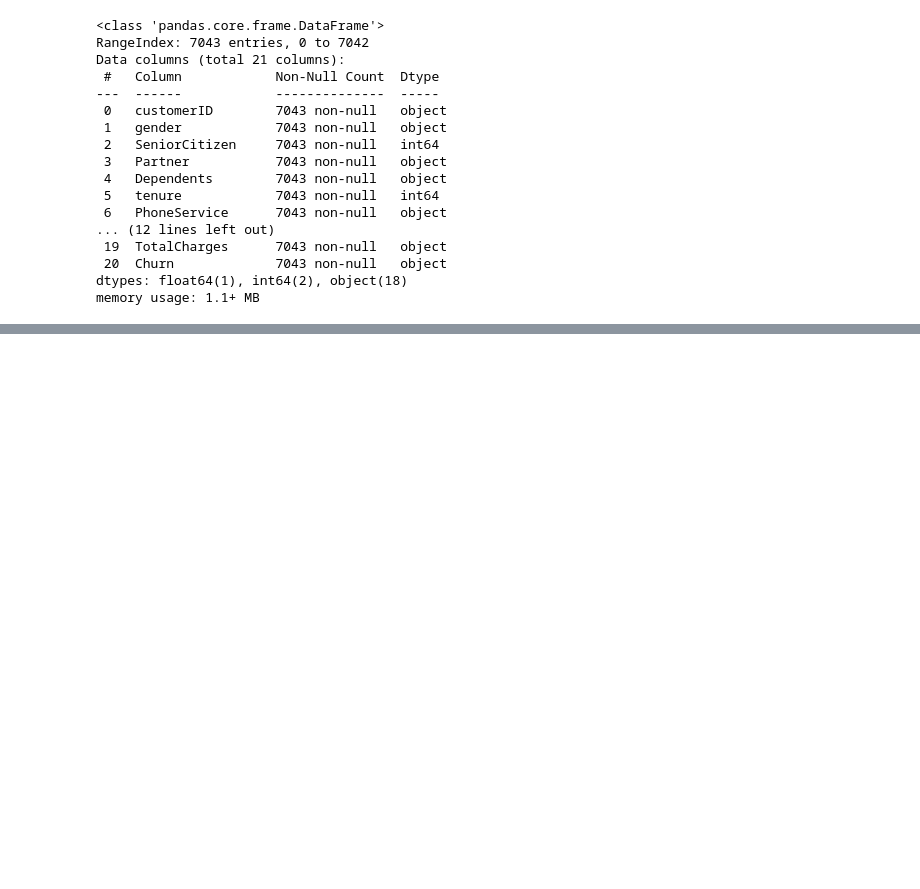
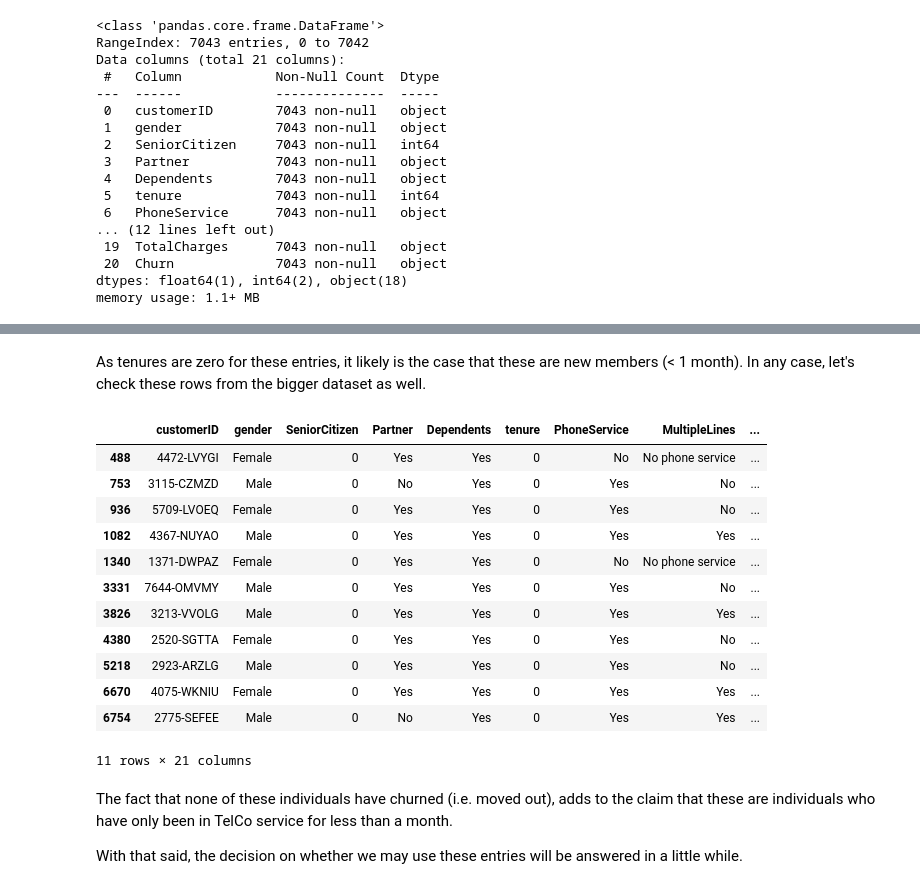
Before and after one commit to Brian-Jacob/Churn_Analysis, a Jupyter notebook: Churn_Analysis.ipynb, the cells around one changed output, grey strips where cells are left out. Saved outputs shown, nothing was run; the diff lists cells and outputs as text; code cells hidden in the pictures; blank space fills up the shorter version.

```diff
--- a/Churn_Analysis.ipynb
+++ b/Churn_Analysis.ipynb
@@ -114,0 +111,3 @@ for col in churn_df.columns:
+# %%
+non_categotrical_churn = churn_df.loc[:,non_categotrical_ls];
+non_categotrical_churn.head()
@@ -114,0 +131,3 @@ for col in churn_df.columns:
+# %%
+non_categotrical_churn['customerID']=non_categotrical_churn['customerID'].astype(str,errors='raise')
+churn_df['customerID']=churn_df['customerID'].astype(str)
@@ -114,0 +153,3 @@ for col in churn_df.columns:
+# %%
+non_categotrical_churn['TotalCharges']=non_categotrical_churn['TotalCharges'].astype(np.float64)
+churn_df['TotalCharges']=churn_df['TotalCharges'].astype(np.float64)
@@ -114,0 +163,2 @@ for col in churn_df.columns:
+# %%
+rows,cols = np.where(non_categotrical_churn == ' ')
@@ -114,0 +180,22 @@ for col in churn_df.columns:
+# %% [markdown]
+As tenures are zero for these entries, it likely is the case that these are new members (< 1 month). In any case, let's check these rows from the bigger dataset as well.
+# %%
+churn_df.loc[rows]
+# %% [output]
+|  | customerID | gender | SeniorCitizen | Partner | Dependents | tenure | PhoneService | MultipleLines | ... |
+| 488 | 4472-LVYGI | Female | 0 | Yes | Yes | 0 | No | No phone service | ... |
+| 753 | 3115-CZMZD | Male | 0 | No | Yes | 0 | Yes | No | ... |
+| 936 | 5709-LVOEQ | Female | 0 | Yes | Yes | 0 | Yes | No | ... |
+| 1082 | 4367-NUYAO | Male | 0 | Yes | Yes | 0 | Yes | Yes | ... |
+| 1340 | 1371-DWPAZ | Female | 0 | Yes | Yes | 0 | No | No phone service | ... |
+| 3331 | 7644-OMVMY | Male | 0 | Yes | Yes | 0 | Yes | No | ... |
+| 3826 | 3213-VVOLG | Male | 0 | Yes | Yes | 0 | Yes | Yes | ... |
+| 4380 | 2520-SGTTA | Female | 0 | Yes | Yes | 0 | Yes | No | ... |
+| 5218 | 2923-ARZLG | Male | 0 | Yes | Yes | 0 | Yes | No | ... |
+| 6670 | 4075-WKNIU | Female | 0 | Yes | Yes | 0 | Yes | Yes | ... |
+| 6754 | 2775-SEFEE | Male | 0 | No | Yes | 0 | Yes | Yes | ... |
+11 rows × 21 columns
+# %% [markdown]
+The fact that none of these individuals have churned (i.e. moved out), adds to the claim that these are individuals who have only been in TelCo service for less than a month.
+
+With that said, the decision on whether we may use these entries will be answered in a little while.
```
Also changed, not shown: parts of 23 cells of this notebook.
